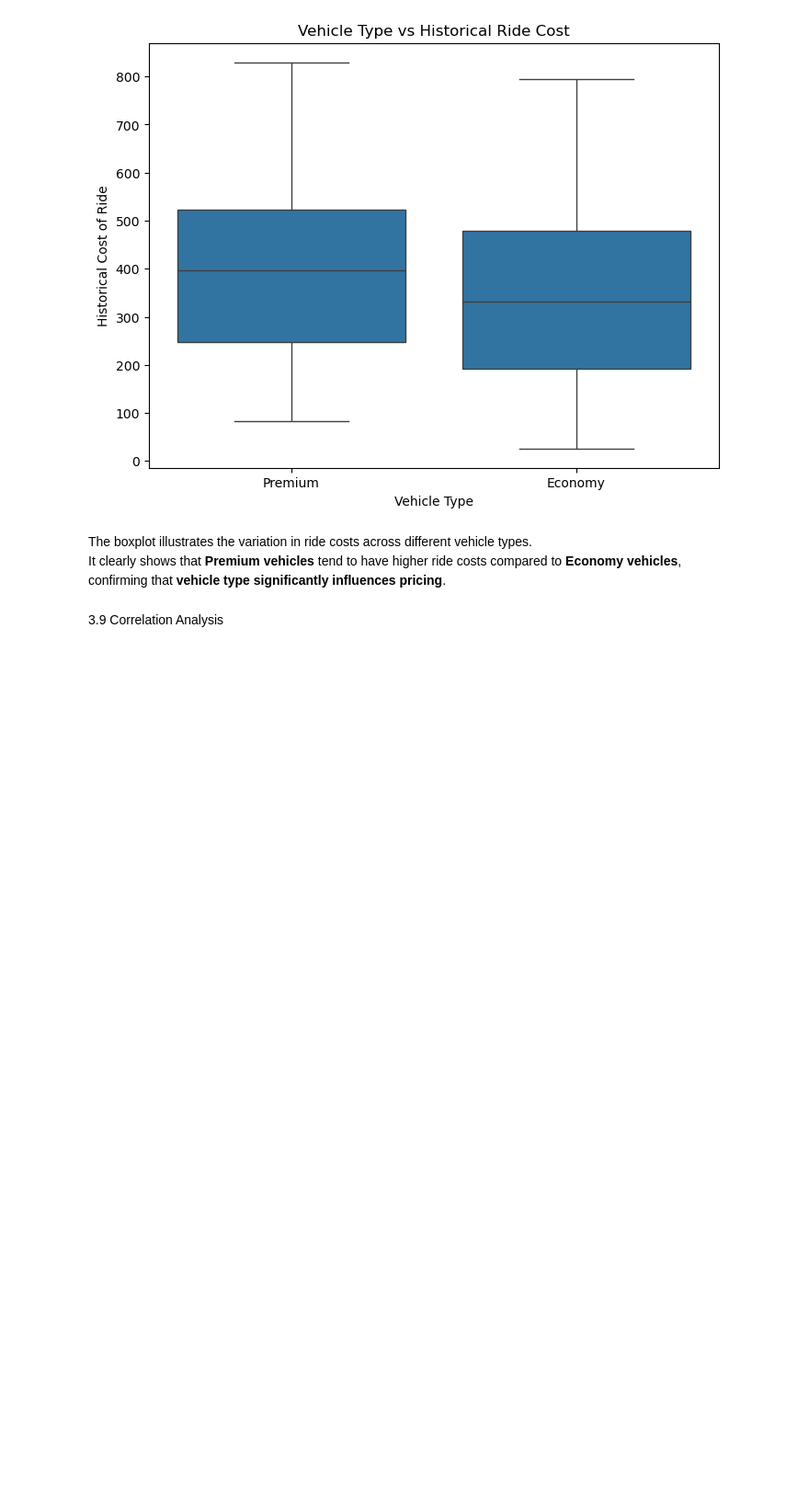
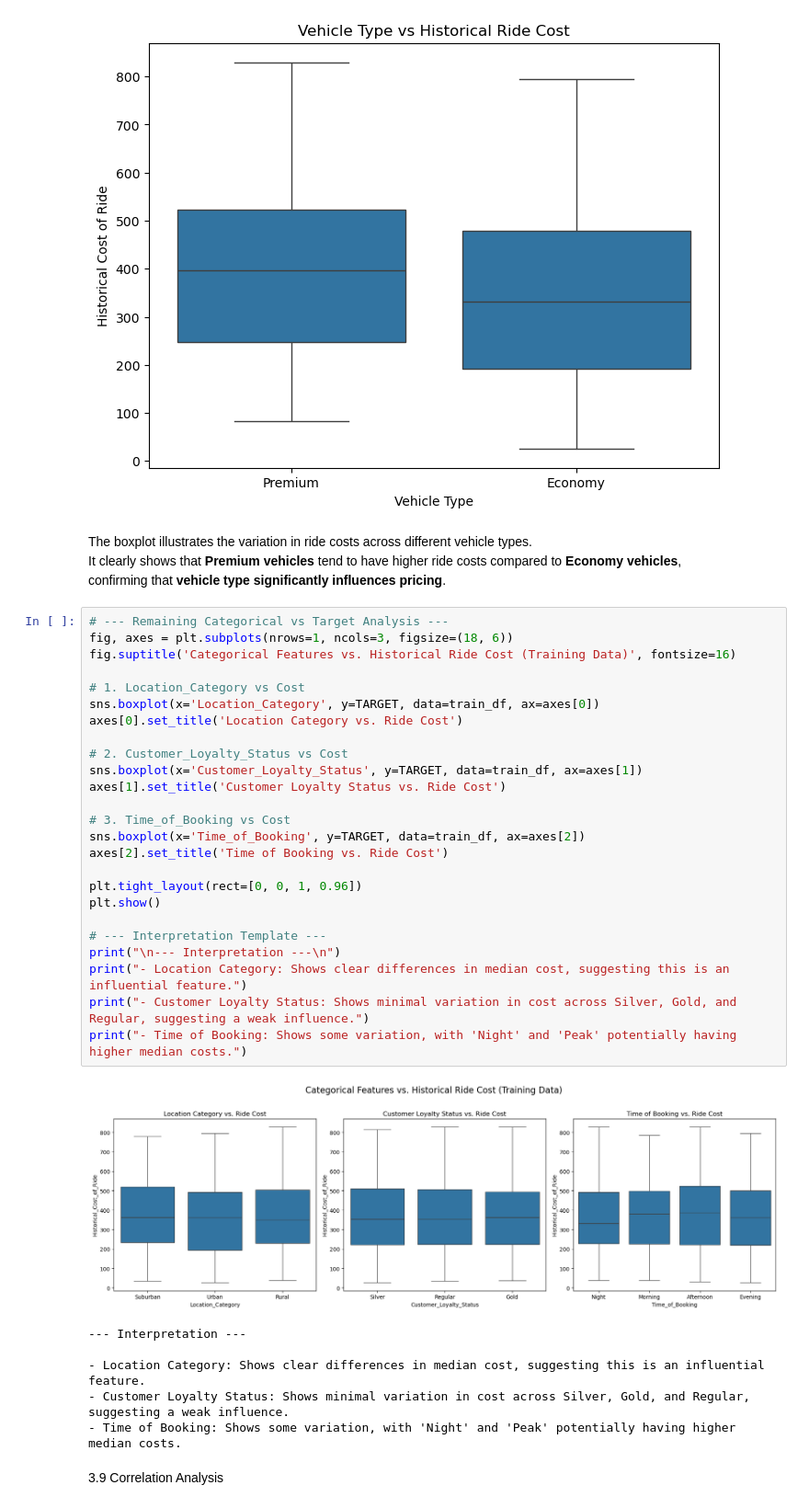
Before and after one commit to ashokaw/Dynamic_pricing, a Jupyter notebook: Interim_diss.ipynb, the cells around one changed output. Shown at 92% size. Cells and saved outputs as stored; diff of their text form; blank space fills up the shorter version.

```diff
--- a/Interim_diss.ipynb
+++ b/Interim_diss.ipynb
@@ -503,6 +503,38 @@ plt.show()
 The boxplot illustrates the variation in ride costs across different vehicle types.
 It clearly shows that **Premium vehicles** tend to have higher ride costs compared to **Economy vehicles**,
 confirming that **vehicle type significantly influences pricing**.
+# %%
+# --- Remaining Categorical vs Target Analysis ---
+fig, axes = plt.subplots(nrows=1, ncols=3, figsize=(18, 6))
+fig.suptitle('Categorical Features vs. Historical Ride Cost (Training Data)', fontsize=16)
+
+# 1. Location_Category vs Cost
+sns.boxplot(x='Location_Category', y=TARGET, data=train_df, ax=axes[0])
+axes[0].set_title('Location Category vs. Ride Cost')
+
+# 2. Customer_Loyalty_Status vs Cost
+sns.boxplot(x='Customer_Loyalty_Status', y=TARGET, data=train_df, ax=axes[1])
+axes[1].set_title('Customer Loyalty Status vs. Ride Cost')
+
+# 3. Time_of_Booking vs Cost
+sns.boxplot(x='Time_of_Booking', y=TARGET, data=train_df, ax=axes[2])
+axes[2].set_title('Time of Booking vs. Ride Cost')
+
+plt.tight_layout(rect=[0, 0, 1, 0.96])
+plt.show()
+
+# --- Interpretation Template ---
+print("\n--- Interpretation ---\n")
+print("- Location Category: Shows clear differences in median cost, suggesting this is an influential feature.")
+print("- Customer Loyalty Status: Shows minimal variation in cost across Silver, Gold, and Regular, suggesting a weak influence.")
+print("- Time of Booking: Shows some variation, with 'Night' and 'Peak' potentially having higher median costs.")
+# %% [output]
+[figure, added]
+--- Interpretation ---
+
+- Location Category: Shows clear differences in median cost, suggesting this is an influential feature.
+- Customer Loyalty Status: Shows minimal variation in cost across Silver, Gold, and Regular, suggesting a weak influence.
+- Time of Booking: Shows some variation, with 'Night' and 'Peak' potentially having higher median costs.
 # %% [markdown]
 3.9 Correlation Analysis
 # %%
```
Also changed, not shown: parts of 6 cells of this notebook.
